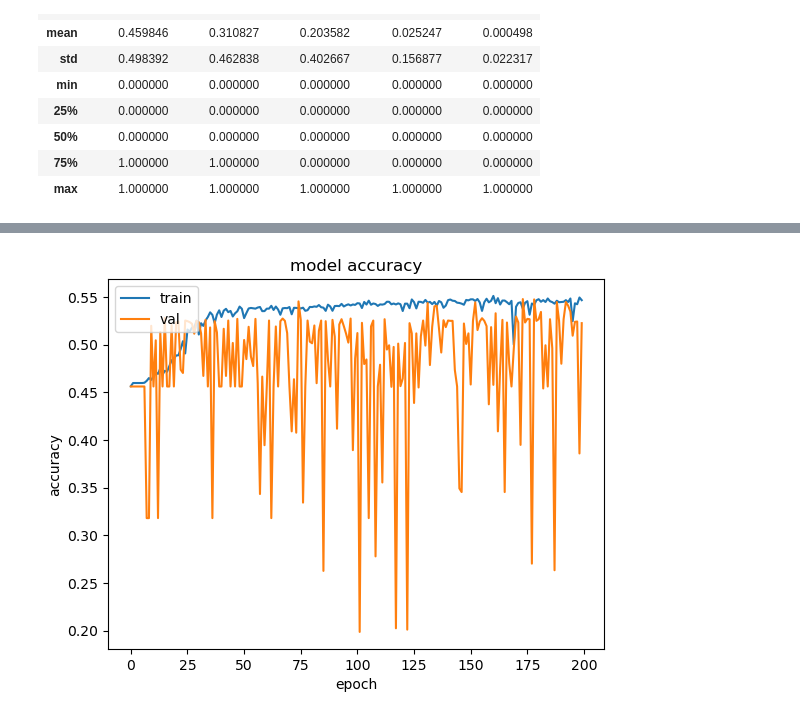
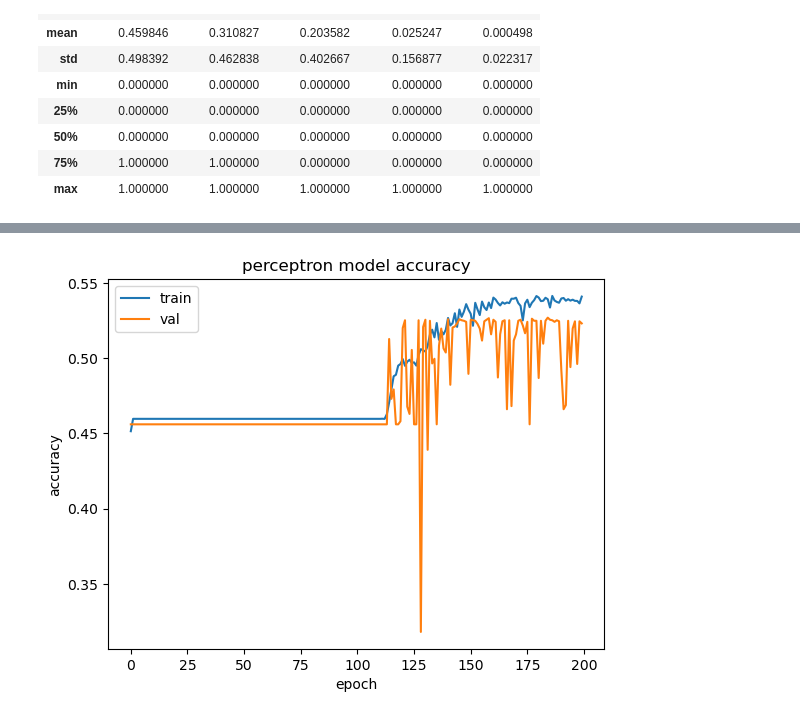
Before and after one commit to PaulaEsteban2000/CSE151A_UrbanAnimals, a Jupyter notebook: perceptron.ipynb, the cells around one changed output, grey strips where cells are left out. Drawn from its saved outputs; the diff is of its cells as text; code cells hidden in the pictures.

Commit message:
added perceptron results and discussion to writeup

```diff
--- a/perceptron.ipynb
+++ b/perceptron.ipynb
@@ -76,12 +78,12 @@ def buildmodel():
         Dense(48, activation = 'tanh'),
         Dense(16, activation = 'relu'),
         Dense(16, activation = 'tanh'),
-        Dense(5, activation = 'softmax')
+        Dense(5, activation = 'sigmoid')
     ])
-    model.compile(optimizer=SGD(learning_rate=0.02), loss='mse', metrics=['mse', 'accuracy'])
+    model.compile(optimizer=SGD(learning_rate=0.01), loss='mse', metrics=['mse', 'accuracy'])
     return(model)
 
-estimator = KerasClassifier(model=buildmodel, epochs=200, batch_size=100, verbose=0, validation_split=0.1)
+estimator = KerasClassifier(model=buildmodel, epochs=200, batch_size=150, verbose=1, validation_split=0.1)
 # %%
 # fit model on training data
 ret = estimator.fit(X=x_train, y=y_train)
@@ -88,11 +108,11 @@ ret = estimator.fit(X=x_train, y=y_train)
 # %%
 plt.figure()
 plt.plot(ret.history_['accuracy'])
 plt.plot(ret.history_['val_accuracy'])
-plt.title('model accuracy')
+plt.title('perceptron model accuracy')
 plt.ylabel('accuracy')
 plt.xlabel('epoch')
 plt.legend(['train', 'val'], loc='upper left')
 plt.show()
 # %% [output]
-[figure, old version]
+[figure, new version]
```
Also changed, not shown: parts of 6 cells of this notebook, 3 other files.
